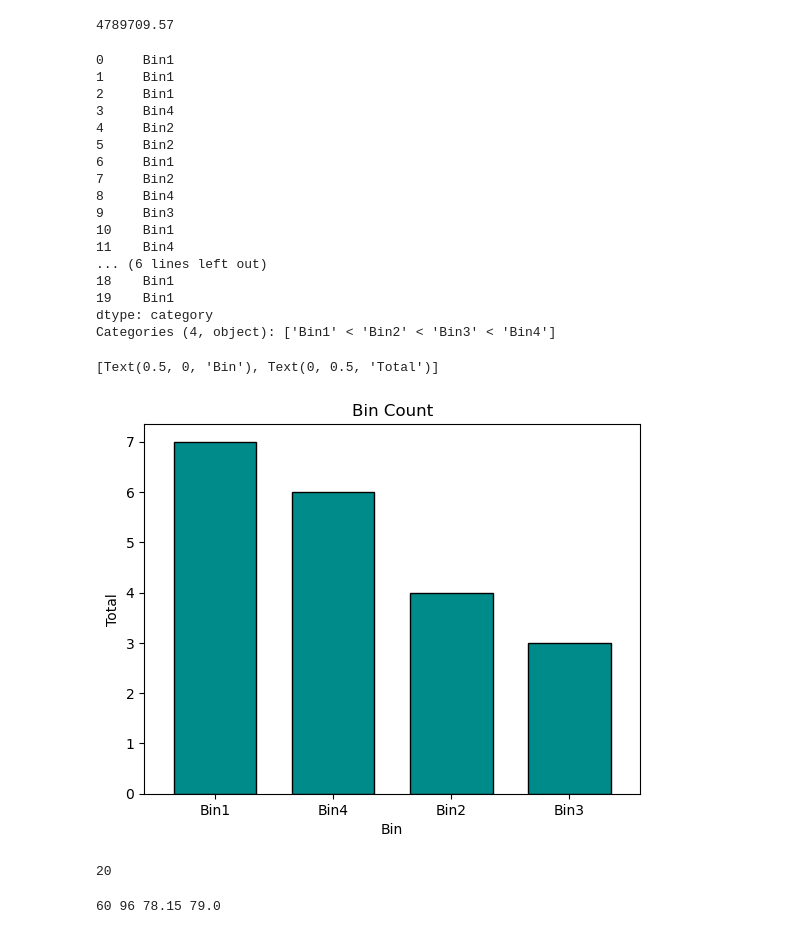
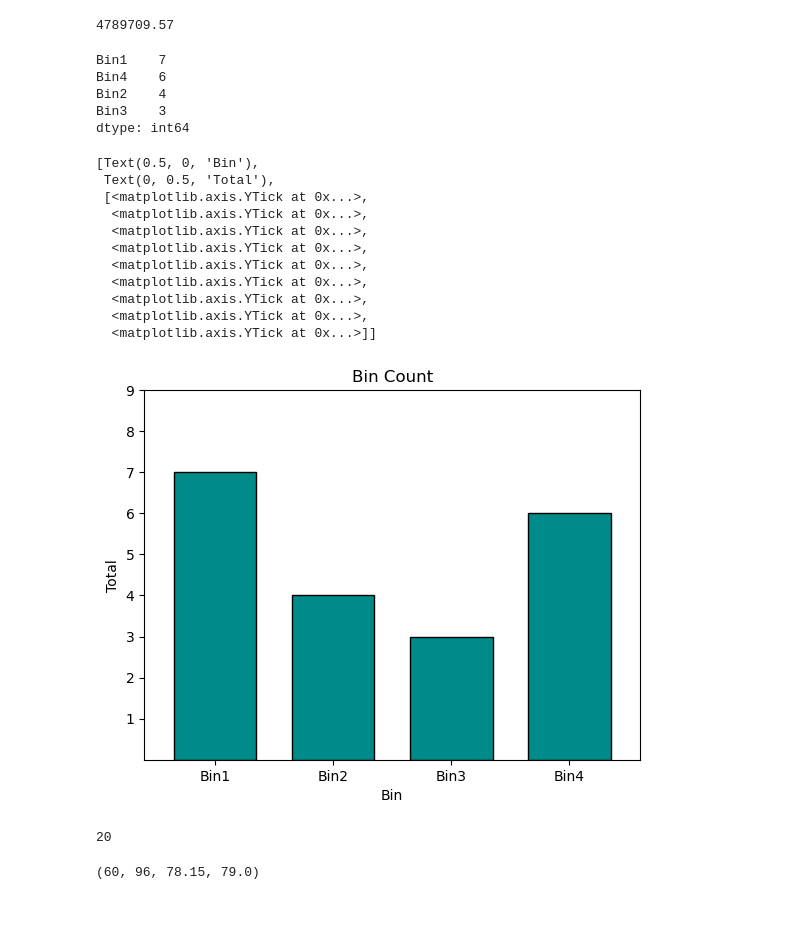
Before and after one commit to akonstans/data_science_libraries, a Jupyter notebook: pandas_series.ipynb, the cells around one changed output. Cells and saved outputs as stored; diff of their text form; code cells hidden in the pictures.

```diff
--- a/pandas_series.ipynb
+++ b/pandas_series.ipynb
@@ -349,36 +380,34 @@ clean_nums.max() - clean_nums.min()
 # %% [output]
 4789709.57
 # %%
-num_bins = pd.cut(clean_nums, 4, labels = ['Bin1', 'Bin2', 'Bin3', 'Bin4'])
+num_bins = pd.cut(clean_nums, 4, labels = ['Bin1', 'Bin2', 'Bin3', 'Bin4']).value_counts()
 num_bins
 # %% [output]
-0     Bin1
-1     Bin1
-2     Bin1
-3     Bin4
-4     Bin2
-5     Bin2
-6     Bin1
-7     Bin2
-8     Bin4
-9     Bin3
-10    Bin1
-11    Bin4
-... (6 lines left out)
-18    Bin1
-19    Bin1
-dtype: category
-Categories (4, object): ['Bin1' < 'Bin2' < 'Bin3' < 'Bin4']
+Bin1    7
+Bin4    6
+Bin2    4
+Bin3    3
+dtype: int64
 # %%
-num_bins.value_counts().plot.bar(title = 'Bin Count',
+num_bins.value_counts().loc[['Bin1', 'Bin2', 'Bin3', 'Bin4']].plot.bar(title = 'Bin Count',
                                rot = 0,
                                color = 'darkcyan',
                                ec = 'black',
                                width = .7).set(
-xlabel = 'Bin', ylabel = 'Total')
+xlabel = 'Bin', ylabel = 'Total', yticks = (range(1, 10, 1)))
 # %% [output]
-[Text(0.5, 0, 'Bin'), Text(0, 0.5, 'Total')]
+[Text(0.5, 0, 'Bin'),
+ Text(0, 0.5, 'Total'),
+ [<matplotlib.axis.YTick at 0x...>,
+  <matplotlib.axis.YTick at 0x...>,
+  <matplotlib.axis.YTick at 0x...>,
+  <matplotlib.axis.YTick at 0x...>,
+  <matplotlib.axis.YTick at 0x...>,
+  <matplotlib.axis.YTick at 0x...>,
+  <matplotlib.axis.YTick at 0x...>,
+  <matplotlib.axis.YTick at 0x...>,
+  <matplotlib.axis.YTick at 0x...>]]
-[figure, old version]
+[figure, new version]
 # %%
 score_list = [60, 86, 75, 62, 93, 71, 60, 83, 95, 78, 65, 72, 69, 81, 96, 80, 85, 92, 82, 78]
 # %%
@@ -388,6 +418,6 @@ exam_scores.count()
 # %% [output]
 20
 # %%
-print(exam_scores.min(), exam_scores.max(), exam_scores.mean(), exam_scores.median())
+exam_scores.min(), exam_scores.max(), exam_scores.mean(), exam_scores.median()
 # %% [output]
-60 96 78.15 79.0
+(60, 96, 78.15, 79.0)
```
Also changed, not shown: parts of 15 cells of this notebook.
